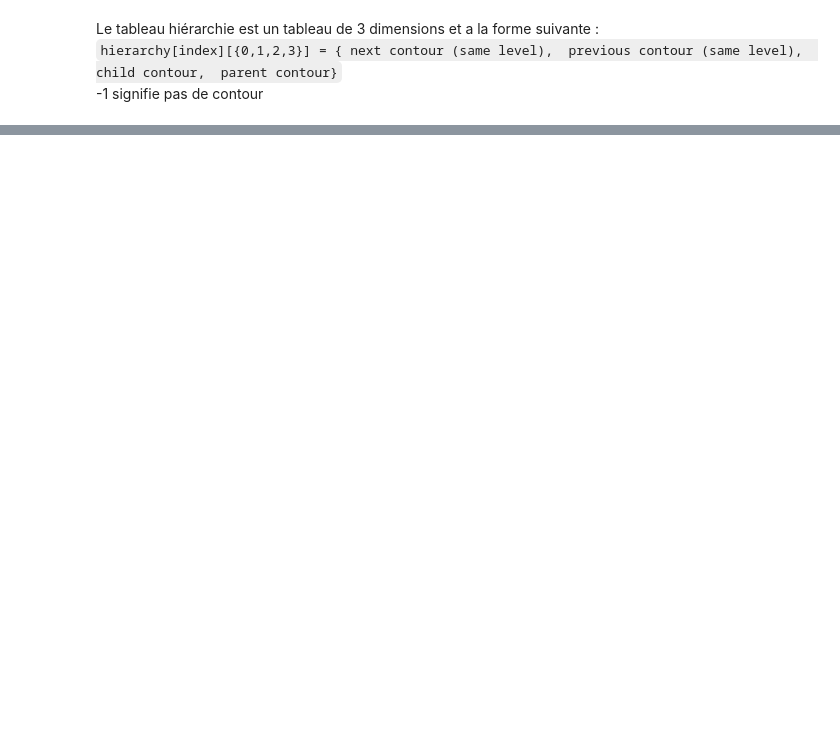
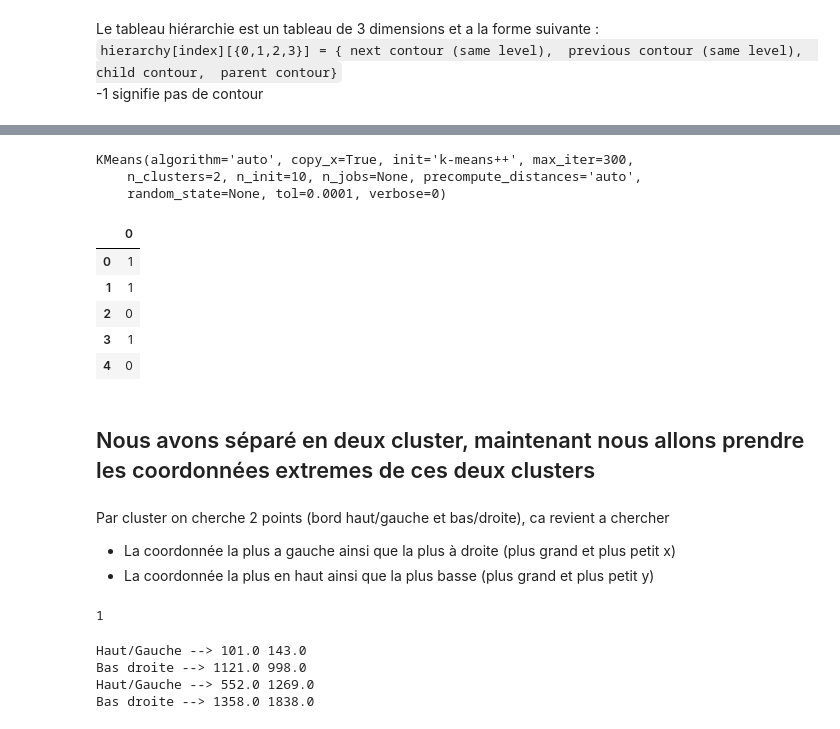
Before and after one commit to datacorner/les-tutos-datacorner.fr, a Jupyter notebook: vision-par-ordinateur/multipledocsplit/shapes_extraction.ipynb, the cells around one changed output, grey strips where cells are left out. Cells and saved outputs as stored; diff of their text form; code cells hidden in the pictures; blank space fills up the shorter version.

```diff
--- a/vision-par-ordinateur/multipledocsplit/shapes_extraction.ipynb
+++ b/vision-par-ordinateur/multipledocsplit/shapes_extraction.ipynb
@@ -161,0 +130,54 @@ plt.imshow(im_target)
+# %%
+kmeans = KMeans(n_clusters=2)
+kmeans.fit(X)
+# %% [output]
+KMeans(algorithm='auto', copy_x=True, init='k-means++', max_iter=300,
+    n_clusters=2, n_init=10, n_jobs=None, precompute_distances='auto',
+    random_state=None, tol=0.0001, verbose=0)
+# %%
+y = pd.DataFrame(kmeans.labels_)
+y.head()
+# %% [output]
+|  | 0 |
+| 0 | 1 |
+| 1 | 1 |
+| 2 | 0 |
+| 3 | 1 |
+| 4 | 0 |
+# %% [markdown]
+## Nous avons séparé en deux cluster, maintenant nous allons prendre les coordonnées extremes de ces deux clusters
+# %% [markdown]
+Par cluster on cherche 2 points (bord haut/gauche et bas/droite), ca revient a chercher
+* La coordonnée la plus a gauche ainsi que la plus à droite (plus grand et plus petit x)
+* La coordonnée la plus en haut ainsi que la plus basse (plus grand et plus petit y)
+# %%
+y.loc[0, 0]
+# %% [output]
+1
+# %%
+def getRectFromCluster(cluster):
+    X0hg = 500000
+    Y0hg = 500000
+    X0bd = 0
+    Y0bd = 0
+    for index, point in X.iterrows():
+        if (y.loc[index, 0]==cluster):
+            # cluster 0
+            if (X.loc[index, 'X'] < X0hg):
+                X0hg = X.loc[index, 'X']
+            elif (X.loc[index, 'X'] > X0bd):
+                X0bd = X.loc[index, 'X']
+            if (X.loc[index, 'Y'] < Y0hg):
+                Y0hg = X.loc[index, 'Y']
+            elif (X.loc[index, 'Y'] > Y0bd):
+                Y0bd = X.loc[index, 'Y']
+    print("Haut/Gauche -->", X0hg, Y0hg)
+    print("Bas droite -->", X0bd, Y0bd)
+    return (int(X0hg), int(Y0hg)), (int(X0bd), int(Y0bd))
+p01, p02 = getRectFromCluster(0)
+p11, p12 = getRectFromCluster(1)
+# %% [output]
+Haut/Gauche --> 101.0 143.0
+Bas droite --> 1121.0 998.0
+Haut/Gauche --> 552.0 1269.0
+Bas droite --> 1358.0 1838.0
```
Also changed, not shown: parts of 24 cells of this notebook.
